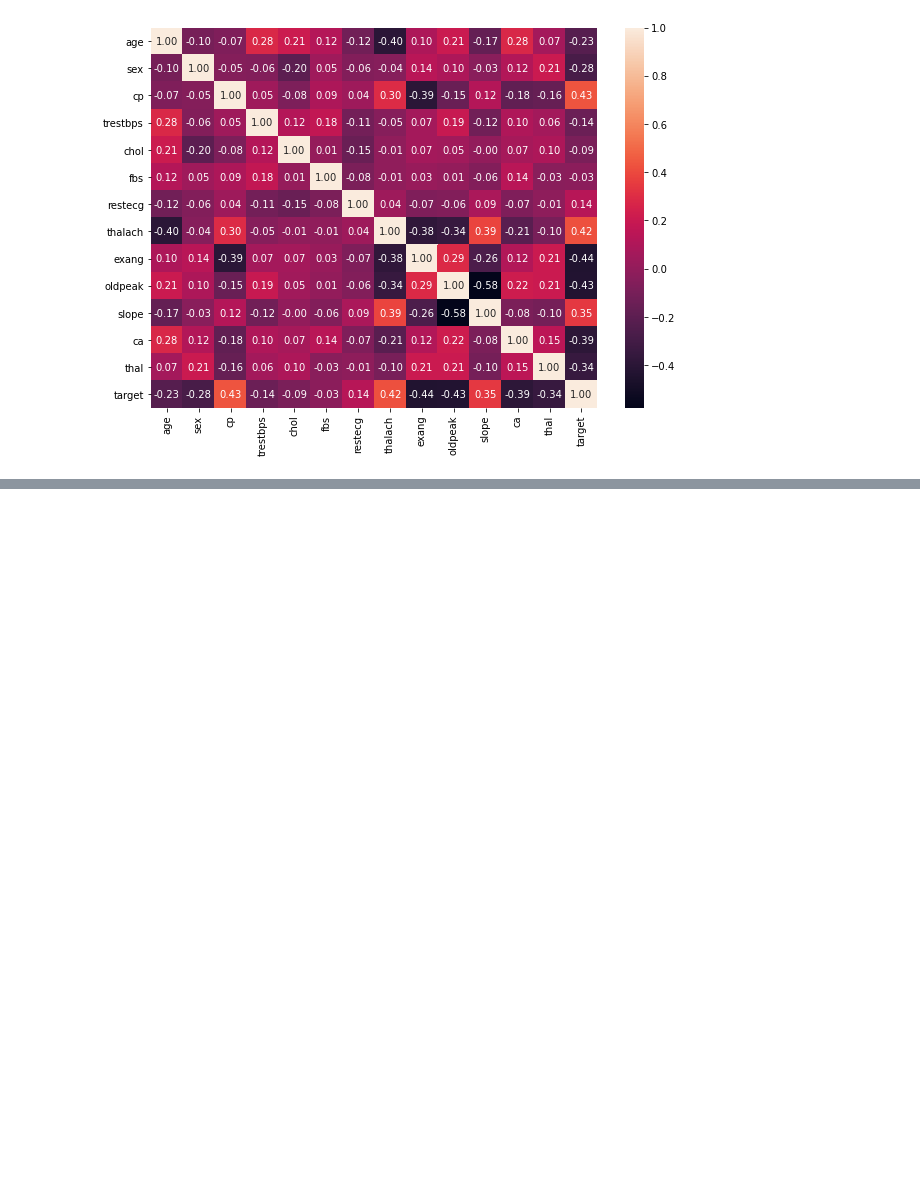
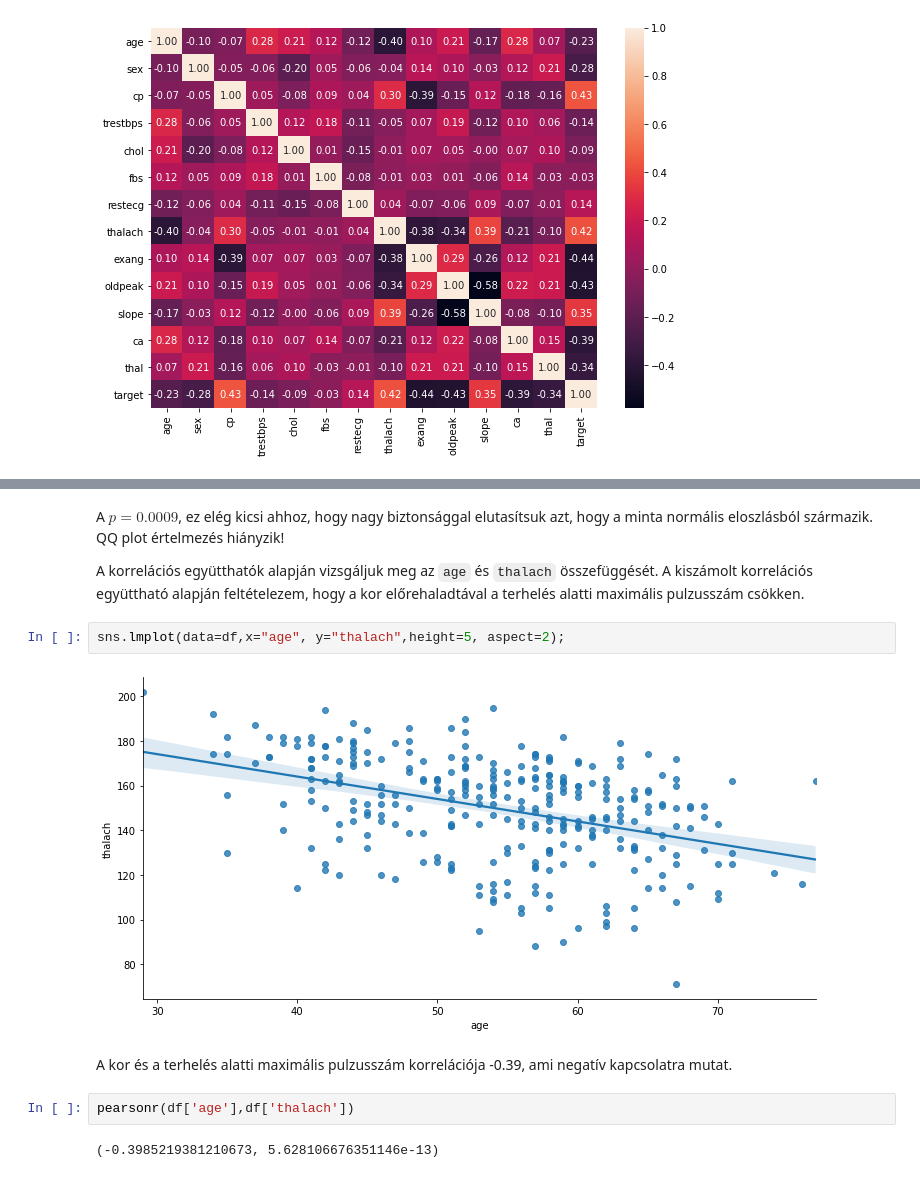
Before and after one commit to kingablgh/stats-hw, a Jupyter notebook: Adatelemzés.ipynb, the cells around one changed output, grey strips where cells are left out. Drawn from its saved outputs; the diff is of its cells as text; blank space fills up the shorter version.

```diff
--- a/Adatelemzés.ipynb
+++ b/Adatelemzés.ipynb
@@ -204,0 +187,15 @@ Vizsgáljuk a  `target` oszlop korrelációját a többi változóval. A korrel
+# %% [markdown]
+A $p=0.0009$, ez elég kicsi ahhoz, hogy nagy biztonsággal elutasítsuk azt, hogy a minta normális eloszlásból származik. QQ plot értelmezés hiányzik!
+
+
+A korrelációs együtthatók alapján vizsgáljuk meg az `age` és `thalach` összefüggését. A kiszámolt korrelációs együttható alapján feltételezem, hogy a kor előrehaladtával a terhelés alatti maximális pulzusszám csökken.
+# %%
+sns.lmplot(data=df,x="age", y="thalach",height=5, aspect=2);
+# %% [output]
+[figure, added]
+# %% [markdown]
+A kor és a terhelés alatti maximális pulzusszám korrelációja -0.39, ami negatív kapcsolatra mutat.
+# %%
+pearsonr(df['age'],df['thalach'])
+# %% [output]
+(-0.3985219381210673, 5.628106676351146e-13)
```
Also changed, not shown: parts of 62 cells of this notebook.
